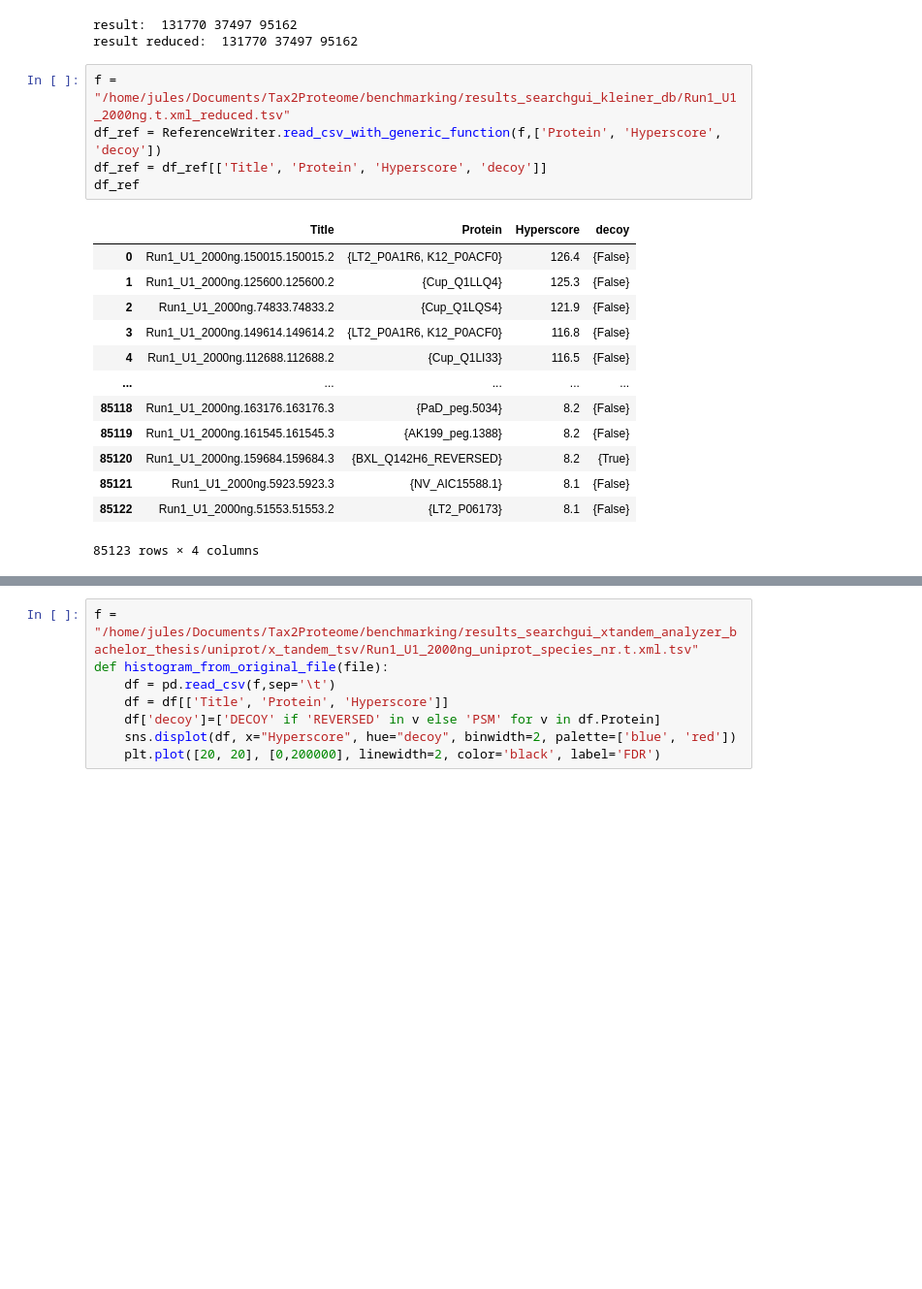
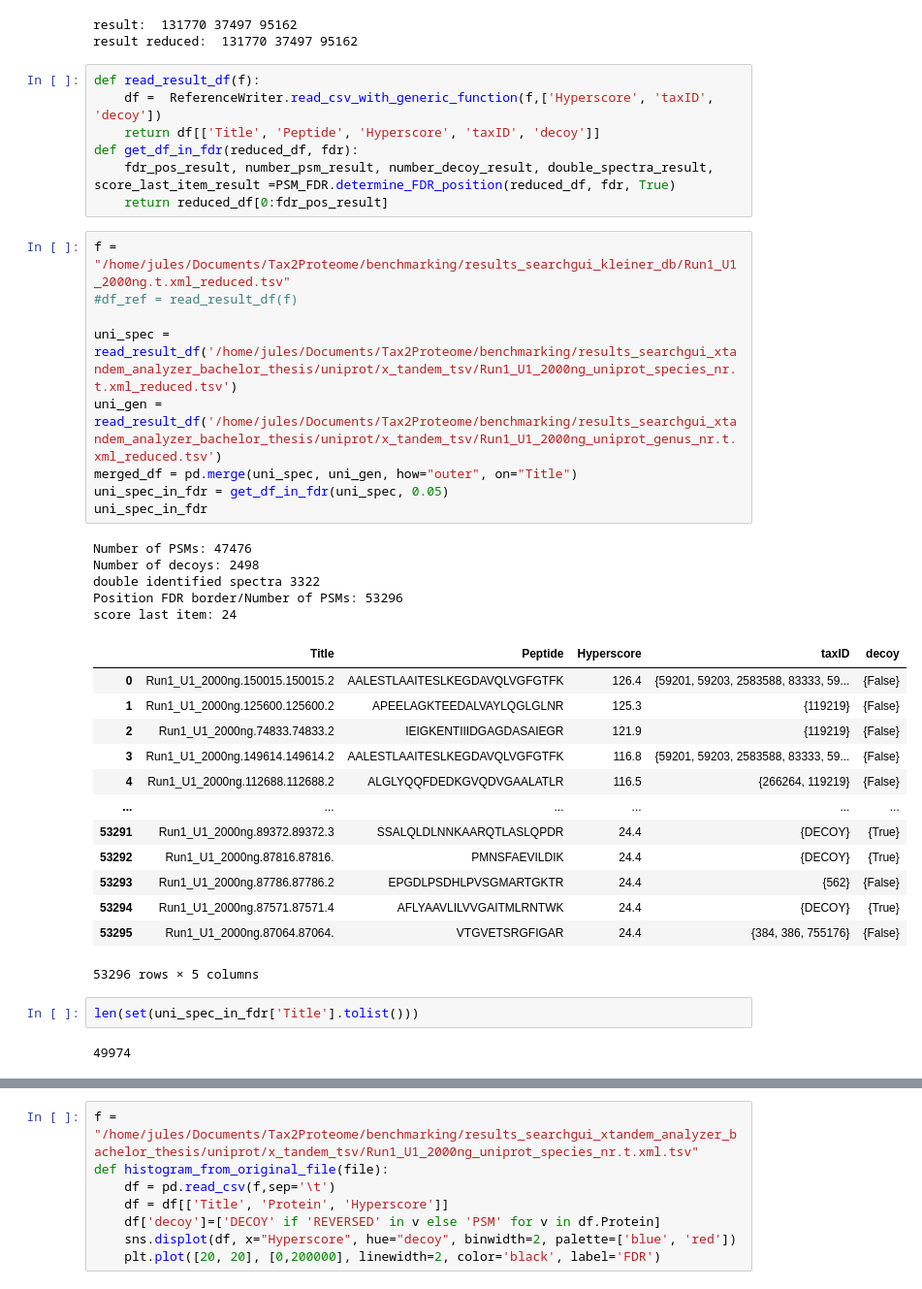
Before and after one commit to jschmacht/xtandem_result_analyzer, a Jupyter notebook: create_plots_from_sensitivity_analysis.ipynb, the cells around one changed output, grey strips where cells are left out. Shown at 97% size. Saved outputs shown, nothing was run; the diff lists cells and outputs as text; blank space fills up the shorter version.

Commit message:
some TaxonGraph errors fixed, bachelor plots based on new reduced_tsv

```diff
--- a/create_plots_from_sensitivity_analysis.ipynb
+++ b/create_plots_from_sensitivity_analysis.ipynb
@@ -346,22 +341,42 @@ print('result reduced: ', all_identified_spectra, all_decoy_spectra, all_hit_spe
 # %% [output]
 result:  131770 37497 95162
 result reduced:  131770 37497 95162
+# %%
+def read_result_df(f):
+    df =  ReferenceWriter.read_csv_with_generic_function(f,['Hyperscore', 'taxID', 'decoy'])
+    return df[['Title', 'Peptide', 'Hyperscore', 'taxID', 'decoy']]
+def get_df_in_fdr(reduced_df, fdr):
+    fdr_pos_result, number_psm_result, number_decoy_result, double_spectra_result, score_last_item_result =PSM_FDR.determine_FDR_position(reduced_df, fdr, True)
+    return reduced_df[0:fdr_pos_result]
 # %%
 f = "/home/jules/Documents/Tax2Proteome/benchmarking/results_searchgui_kleiner_db/Run1_U1_2000ng.t.xml_reduced.tsv"
-df_ref = ReferenceWriter.read_csv_with_generic_function(f,['Protein', 'Hyperscore', 'decoy'])
-df_ref = df_ref[['Title', 'Protein', 'Hyperscore', 'decoy']]
-df_ref
+#df_ref = read_result_df(f)
+
+uni_spec = read_result_df('/home/jules/Documents/Tax2Proteome/benchmarking/results_searchgui_xtandem_analyzer_bachelor_thesis/uniprot/x_tandem_tsv/Run1_U1_2000ng_uniprot_species_nr.t.xml_reduced.tsv')
+uni_gen = read_result_df('/home/jules/Documents/Tax2Proteome/benchmarking/results_searchgui_xtandem_analyzer_bachelor_thesis/uniprot/x_tandem_tsv/Run1_U1_2000ng_uniprot_genus_nr.t.xml_reduced.tsv')
+merged_df = pd.merge(uni_spec, uni_gen, how="outer", on="Title")
+uni_spec_in_fdr = get_df_in_fdr(uni_spec, 0.05)
+uni_spec_in_fdr
 # %% [output]
+Number of PSMs: 47476
+Number of decoys: 2498
+double identified spectra 3322
+Position FDR border/Number of PSMs: 53296
+score last item: 24
-|  | Title | Protein | Hyperscore | decoy |
-| 0 | Run1_U1_2000ng.150015.150015.2 | {LT2_P0A1R6, K12_P0ACF0} | 126.4 | {False} |
-| 1 | Run1_U1_2000ng.125600.125600.2 | {Cup_Q1LLQ4} | 125.3 | {False} |
-| 2 | Run1_U1_2000ng.74833.74833.2 | {Cup_Q1LQS4} | 121.9 | {False} |
-| 3 | Run1_U1_2000ng.149614.149614.2 | {LT2_P0A1R6, K12_P0ACF0} | 116.8 | {False} |
-| 4 | Run1_U1_2000ng.112688.112688.2 | {Cup_Q1LI33} | 116.5 | {False} |
-| ... | ... | ... | ... | ... |
-| 85118 | Run1_U1_2000ng.163176.163176.3 | {PaD_peg.5034} | 8.2 | {False} |
-| 85119 | Run1_U1_2000ng.161545.161545.3 | {AK199_peg.1388} | 8.2 | {False} |
-| 85120 | Run1_U1_2000ng.159684.159684.3 | {BXL_Q142H6_REVERSED} | 8.2 | {True} |
-| 85121 | Run1_U1_2000ng.5923.5923.3 | {NV_AIC15588.1} | 8.1 | {False} |
-| 85122 | Run1_U1_2000ng.51553.51553.2 | {LT2_P06173} | 8.1 | {False} |
+|  | Title | Peptide | Hyperscore | taxID | decoy |
+| 0 | Run1_U1_2000ng.150015.150015.2 | AALESTLAAITESLKEGDAVQLVGFGTFK | 126.4 | {59201, 59203, 2583588, 83333, 59... | {False} |
+| 1 | Run1_U1_2000ng.125600.125600.2 | APEELAGKTEEDALVAYLQGLGLNR | 125.3 | {119219} | {False} |
+| 2 | Run1_U1_2000ng.74833.74833.2 | IEIGKENTIIIDGAGDASAIEGR | 121.9 | {119219} | {False} |
+| 3 | Run1_U1_2000ng.149614.149614.2 | AALESTLAAITESLKEGDAVQLVGFGTFK | 116.8 | {59201, 59203, 2583588, 83333, 59... | {False} |
+| 4 | Run1_U1_2000ng.112688.112688.2 | ALGLYQQFDEDKGVQDVGAALATLR | 116.5 | {266264, 119219} | {False} |
+| ... | ... | ... | ... | ... | ... |
+| 53291 | Run1_U1_2000ng.89372.89372.3 | SSALQLDLNNKAARQTLASLQPDR | 24.4 | {DECOY} | {True} |
+| 53292 | Run1_U1_2000ng.87816.87816. | PMNSFAEVILDIK | 24.4 | {DECOY} | {True} |
+| 53293 | Run1_U1_2000ng.87786.87786.2 | EPGDLPSDHLPVSGMARTGKTR | 24.4 | {562} | {False} |
+| 53294 | Run1_U1_2000ng.87571.87571.4 | AFLYAAVLILVVGAITMLRNTWK | 24.4 | {DECOY} | {True} |
+| 53295 | Run1_U1_2000ng.87064.87064. | VTGVETSRGFIGAR | 24.4 | {384, 386, 755176} | {False} |
-85123 rows × 4 columns
+53296 rows × 5 columns
+# %%
+len(set(uni_spec_in_fdr['Title'].tolist()))
+# %% [output]
+49974
```
Also changed, not shown: parts of 21 cells of this notebook, 8 other files.
